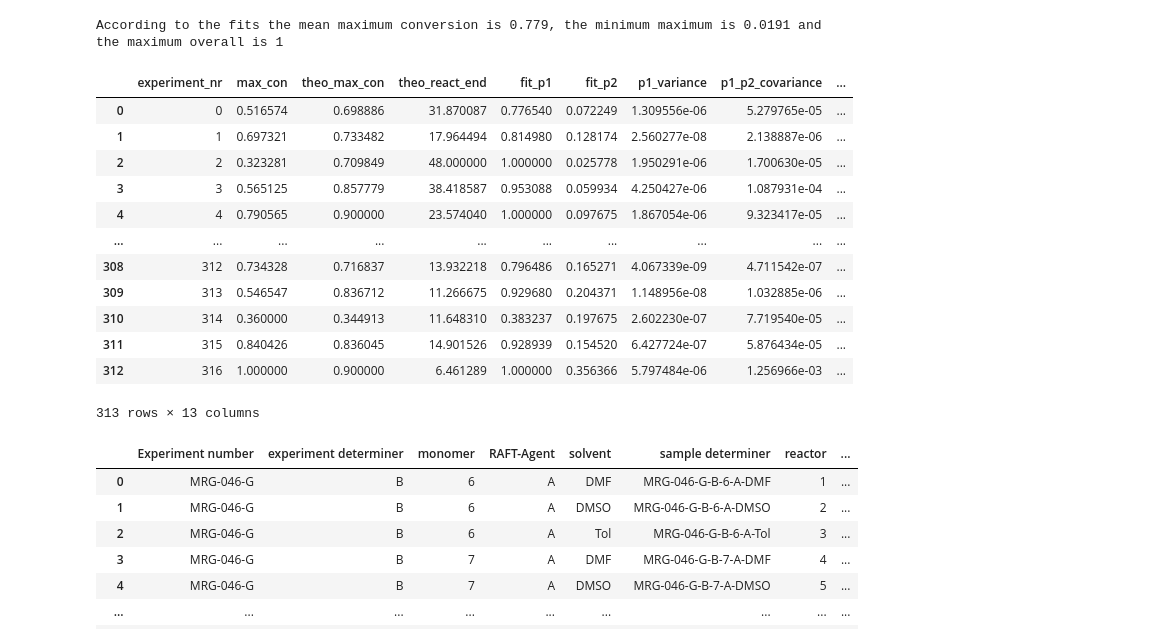
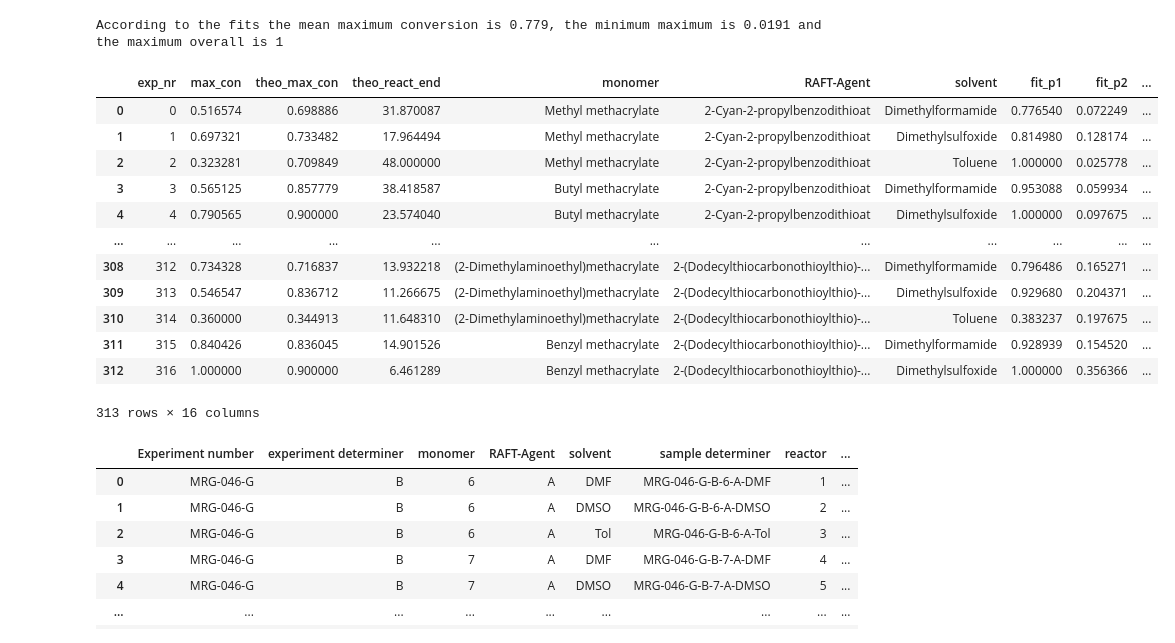
Before and after one commit to Bizbalt/RAFT-knowledgebase, a Jupyter notebook: sort_RAFT_table/dataset_analysis.ipynb, the cells around one changed output. Drawn from its saved outputs; the diff is of its cells as text; code cells hidden in the pictures.

```diff
--- a/sort_RAFT_table/dataset_analysis.ipynb
+++ b/sort_RAFT_table/dataset_analysis.ipynb
@@ -135,14 +155,17 @@ reaction_descriptors_dict
 
 # create a dataframe with just the information needed to append to
 kinetic_curves = []
-for index, polymerisation_kinetic in srt.df.iterrows():
+for index, polymerisation_kinetic in sRt.df.iterrows():
     # get the right hours list
     # polymerisation_kinetic["reactor"]
 
     kinetic_curve_entries = pd.DataFrame(
         {"conversion" : polymerisation_kinetic[conversion_list], "time" : hours_list, "reactor" : polymerisation_kinetic["reactor"]})
-    kinetic_curve_entries["experiment_nr"] = str(index)
-    kinetic_curve_entries["reaction condictions"] = polymerisation_kinetic["monomer"]+"_"+polymerisation_kinetic["RAFT-Agent"]+"_"+polymerisation_kinetic["solvent"]
+    kinetic_curve_entries["exp_nr"] = str(index)
+
+    kinetic_curve_entries["monomer"] = reaction_descriptors_dict[polymerisation_kinetic["monomer"]]
+    kinetic_curve_entries["RAFT-Agent"] = reaction_descriptors_dict[polymerisation_kinetic["RAFT-Agent"]]
+    kinetic_curve_entries["solvent"] = reaction_descriptors_dict[polymerisation_kinetic["solvent"]]
 
     # the times are dependent on the current reactor, get current
     current_reactor_nr = str(polymerisation_kinetic["reactor"])
@@ -201,8 +223,8 @@ example_fig.show()
 # %%
  # manually exclude experiment 301 as it disturbs the covariance plotting and has an unreasonable conversion value course.
-if kinetic_curves[301]["experiment_nr"].iloc[1] == "301":
+if kinetic_curves[301]["exp_nr"].iloc[1] == "301":
     print(kinetic_curves[301])
-    fig = px.line(kinetic_curves[301], x="time", y="conversion", title=f"kinetics 301 ", labels={"x":"time", "y":"conversion"})
+    fig = px.line(kinetic_curves[301], x="time", y="conversion", title=f"kinetic 301 ", labels={"x":"time", "y":"conversion"})
     fig.show()
     kinetic_curves.pop(301)
 else:
@@ -332,7 +356,7 @@ Covariance of the parameters could not be estimated
 # %%
 # normalize the errors by dividing them by their respective standard deviation
-def normalize_errors(errors):
-    return errors / np.std(errors)
+def normalize_errors(err):
+    return err / np.std(err)
 
 for error in ["squared_error", "p1_variance", "p2_variance", "p1_p2_covariance"]:
     kinetics_df[error] = normalize_errors(kinetics_df[error])
@@ -381,27 +405,27 @@ title_dic = {"squared_error":"r² - error",
 def get_quartile_indexes(error_type):
     quartile_len = len(kinetics_df) / 4
     quartile_ranges = np.array([(a * quartile_len, (a + 1) * quartile_len) for a in range(4)], dtype=int)
-    quartiles = list()
+    quartiles_list = list()
     for q in range(4):
-        quartiles.append(kinetics_df.sort_values(by=[error_type]).iloc[quartile_ranges[q][0]:quartile_ranges[q][1]])
-    return quartiles
+        quartiles_list.append(kinetics_df.sort_values(by=[error_type]).iloc[quartile_ranges[q][0]:quartile_ranges[q][1]])
+    return quartiles_list
 
 def export_quartile_figures():
-    for error in tqdm(["squared_error", "p1_variance", "p2_variance", "p1_p2_covariance"]):
-        quartiles = get_quartile_indexes(error)
+    for err in tqdm(["squared_error", "p1_variance", "p2_variance", "p1_p2_covariance"]):
+        err_quartiles = get_quartile_indexes(err)
 
         # plot the single quartiles
-        for nr, n in enumerate(quartiles):
+        for nr, n in enumerate(err_quartiles):
             iks = n.index
-            fig = px.line(title=f"kinetics (quartile {nr+1} of the {title_dic[error]}) ", labels={"x":"time", "y":"conversion"})
+            fg = px.line(title=f"kinetics (quartile {nr+1} of the {title_dic[err]}) ", labels={"x":"time", "y":"conversion"})
             for ik in iks:
                 marker_dict = dict(color=colors[ik%len(colors)])
                 fit_data = kinetics_df.iloc[ik]
-                xdata, ydata = fit_data["xdata"], fit_data["ydata"]
-                fig.add_scatter(x=xdata, y=ydata, mode="lines+markers", name=kinetic_curves[ik]["experiment_nr"].iloc[0], marker=marker_dict)
+                xdt, ydt = fit_data["xdata"], fit_data["ydata"]
+                fg.add_scatter(x=xdt, y=ydt, mode="lines+markers", name=kinetic_curves[ik]["exp_nr"].iloc[0], marker=marker_dict)
                 add_fits_to_plot(neg_growth, neg_growth_derivative, [fit_data["fit_p1"], fit_data["fit_p2"]], marker_dict)
-                fig.update_layout(yaxis=dict(range=[-0.1,1]), xaxis_title="time [h]", yaxis_title="conversion [%]")
-            fig.write_image(f"data exploration figures/{error} ({nr+1} quartile).svg")
+                fg.update_layout(yaxis=dict(range=[-0.1,1]), xaxis_title="time [h]", yaxis_title="conversion [%]")
+            fg.write_image(f"data exploration figures/{err} ({nr+1} quartile).svg")
     print("exported")
 # export_quartile_figures()
 # %%
@@ -432,32 +456,32 @@ According to the fits the mean maximum conversion is 0.779, the minimum maximum
 # %%
 # determining apposite reaction end values.
 # The moment where 90% of the maximum conversion have been reached can be seen as a practical maximum conversion point
 kinetics_df["theo_max_con"] = kinetics_df["fit_p1"].apply(lambda x: x*0.9)
 
-def y_converted_negative_growth(y, L, k):
-    return -np.log(1-y/L)/k
+def y_converted_negative_growth(y, l, k):
+    return -np.log(1 - y / l) / k
 
 kinetics_df["theo_react_end"] = \
     [y_converted_negative_growth(y, fit_p1, fit_p2) for y, fit_p1, fit_p2 in zip(kinetics_df["theo_max_con"], kinetics_df["fit_p1"], kinetics_df["fit_p2"])]
 
 # the theoretical maximal conversion must be capped at reasonable time (we take two days here) that is applying 139/313 entries
 kinetics_df["theo_react_end"] = [48 if x > 48 else x for x in kinetics_df["theo_react_end"].values]
 # recalculate the apposite maximal conversion
 kinetics_df["theo_max_con"] = [neg_growth(x, p1, p2) for x, p1, p2 in zip(kinetics_df["theo_react_end"], kinetics_df["fit_p1"], kinetics_df["fit_p2"])]
 kinetics_df
 # %% [output]
-|  | experiment_nr | max_con | theo_max_con | theo_react_end | fit_p1 | fit_p2 | p1_variance | p1_p2_covariance | ... |
-| 0 | 0 | 0.516574 | 0.698886 | 31.870087 | 0.776540 | 0.072249 | 1.309556e-06 | 5.279765e-05 | ... |
-| 1 | 1 | 0.697321 | 0.733482 | 17.964494 | 0.814980 | 0.128174 | 2.560277e-08 | 2.138887e-06 | ... |
-| 2 | 2 | 0.323281 | 0.709849 | 48.000000 | 1.000000 | 0.025778 | 1.950291e-06 | 1.700630e-05 | ... |
-| 3 | 3 | 0.565125 | 0.857779 | 38.418587 | 0.953088 | 0.059934 | 4.250427e-06 | 1.087931e-04 | ... |
-| 4 | 4 | 0.790565 | 0.900000 | 23.574040 | 1.000000 | 0.097675 | 1.867054e-06 | 9.323417e-05 | ... |
-| ... | ... | ... | ... | ... | ... | ... | ... | ... | ... |
-| 308 | 312 | 0.734328 | 0.716837 | 13.932218 | 0.796486 | 0.165271 | 4.067339e-09 | 4.711542e-07 | ... |
-| 309 | 313 | 0.546547 | 0.836712 | 11.266675 | 0.929680 | 0.204371 | 1.148956e-08 | 1.032885e-06 | ... |
-| 310 | 314 | 0.360000 | 0.344913 | 11.648310 | 0.383237 | 0.197675 | 2.602230e-07 | 7.719540e-05 | ... |
-| 311 | 315 | 0.840426 | 0.836045 | 14.901526 | 0.928939 | 0.154520 | 6.427724e-07 | 5.876434e-05 | ... |
-| 312 | 316 | 1.000000 | 0.900000 | 6.461289 | 1.000000 | 0.356366 | 5.797484e-06 | 1.256966e-03 | ... |
+|  | exp_nr | max_con | theo_max_con | theo_react_end | monomer | RAFT-Agent | solvent | fit_p1 | fit_p2 | ... |
+| 0 | 0 | 0.516574 | 0.698886 | 31.870087 | Methyl methacrylate | 2-Cyan-2-propylbenzodithioat | Dimethylformamide | 0.776540 | 0.072249 | ... |
+| 1 | 1 | 0.697321 | 0.733482 | 17.964494 | Methyl methacrylate | 2-Cyan-2-propylbenzodithioat | Dimethylsulfoxide | 0.814980 | 0.128174 | ... |
+| 2 | 2 | 0.323281 | 0.709849 | 48.000000 | Methyl methacrylate | 2-Cyan-2-propylbenzodithioat | Toluene | 1.000000 | 0.025778 | ... |
+| 3 | 3 | 0.565125 | 0.857779 | 38.418587 | Butyl methacrylate | 2-Cyan-2-propylbenzodithioat | Dimethylformamide | 0.953088 | 0.059934 | ... |
+| 4 | 4 | 0.790565 | 0.900000 | 23.574040 | Butyl methacrylate | 2-Cyan-2-propylbenzodithioat | Dimethylsulfoxide | 1.000000 | 0.097675 | ... |
+| ... | ... | ... | ... | ... | ... | ... | ... | ... | ... | ... |
+| 308 | 312 | 0.734328 | 0.716837 | 13.932218 | (2-Dimethylaminoethyl)methacrylate | 2-(Dodecylthiocarbonothioylthio)-... | Dimethylformamide | 0.796486 | 0.165271 | ... |
+| 309 | 313 | 0.546547 | 0.836712 | 11.266675 | (2-Dimethylaminoethyl)methacrylate | 2-(Dodecylthiocarbonothioylthio)-... | Dimethylsulfoxide | 0.929680 | 0.204371 | ... |
+| 310 | 314 | 0.360000 | 0.344913 | 11.648310 | (2-Dimethylaminoethyl)methacrylate | 2-(Dodecylthiocarbonothioylthio)-... | Toluene | 0.383237 | 0.197675 | ... |
+| 311 | 315 | 0.840426 | 0.836045 | 14.901526 | Benzyl methacrylate | 2-(Dodecylthiocarbonothioylthio)-... | Dimethylformamide | 0.928939 | 0.154520 | ... |
+| 312 | 316 | 1.000000 | 0.900000 | 6.461289 | Benzyl methacrylate | 2-(Dodecylthiocarbonothioylthio)-... | Dimethylsulfoxide | 1.000000 | 0.356366 | ... |
-313 rows × 13 columns
+313 rows × 16 columns
 # %%
 # doing the same fitting for Mn and investigating the discrepancy.
```
Also changed, not shown: parts of 10 cells of this notebook.
